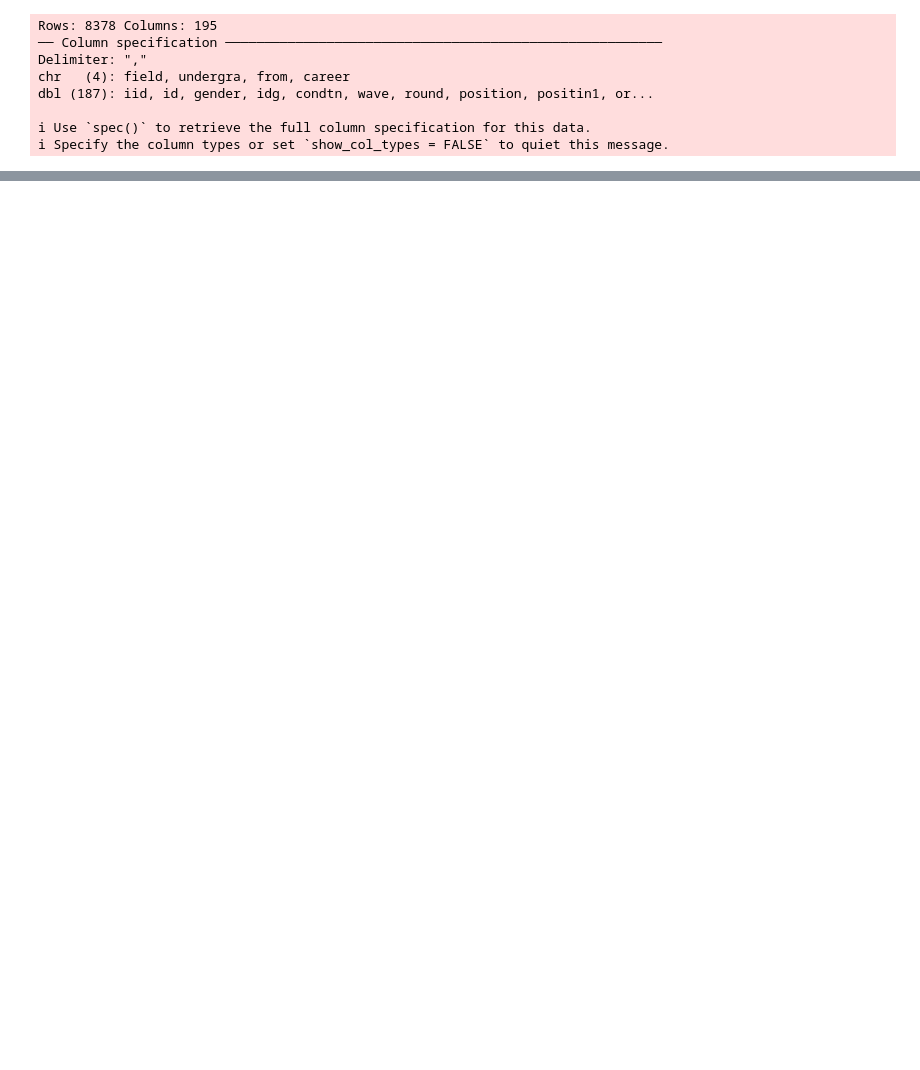
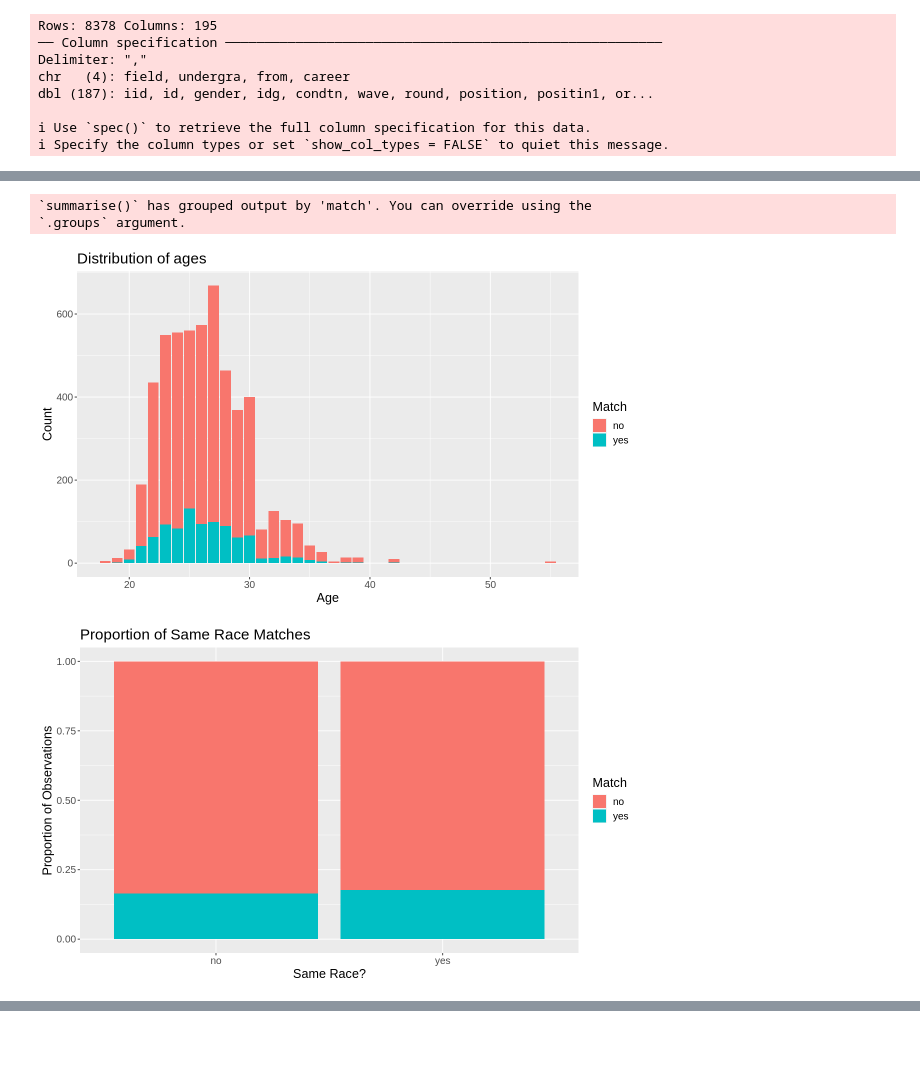
Before and after one commit to LotsaChai/toy-ds-project, a Jupyter notebook: DSCI Group Project Proposal.ipynb, the cells around one changed output, grey strips where cells are left out. Drawn from its saved outputs; the diff is of its cells as text; code cells hidden in the pictures; blank space fills up the shorter version.

```diff
--- a/DSCI Group Project Proposal.ipynb
+++ b/DSCI Group Project Proposal.ipynb
@@ -84,10 +71,13 @@ Warning message in wave != 6:9:
 # %%
-# keeping results consistent
-set.seed(100)
-
+# Splitting Data
 speed_dating_split <- initial_split(speed_dating_tidy, prop = 0.75, strata = match)
 speed_dating_train <- training(speed_dating_split)
 speed_dating_test <- testing(speed_dating_split)
-nrow(speed_dating_tidy)
-nrow(speed_dating_train)
-nrow(speed_dating_test)
+num_training_rows_before <- nrow(speed_dating_train)
+num_testing_rows_before <- nrow(speed_dating_test)
+
+# Removing NA values
+speed_dating_train <- na.omit(speed_dating_train)
+speed_dating_test <- na.omit(speed_dating_test)
+num_training_rows_after <- nrow(speed_dating_train)
+num_testing_rows_after <- nrow(speed_dating_test)
@@ -159,0 +120,27 @@ Prediction    0    1
+# %%
+# Distribution of Ages
+options(repr.plot.width=10, repr.plot.height=6)
+
+age_plot <- speed_dating_train |>
+    ggplot(aes(x = age, fill = match)) +
+    geom_bar() +
+    labs(x = "Age", y = "Count", fill = "Match") +
+    theme(text = element_text(size = 15)) +
+    ggtitle("Distribution of ages")
+age_plot
+
+same_race_comparison <- speed_dating_train |>
+    group_by(match, same_race) |>
+    summarize(count = n())
+same_race_plot <- speed_dating_train |>
+    ggplot(aes(x = same_race, fill = match)) +
+    geom_bar(position = "fill") +
+    labs(x = "Same Race?", y = "Proportion of Observations", fill = "Match") +
+    theme(text = element_text(size = 15)) +
+    ggtitle("Proportion of same race matches")
+same_race_plot
+# %% [output]
+`summarise()` has grouped output by 'match'. You can override using the
+`.groups` argument.
+[figure, added]
+[figure, added]
```
Also changed, not shown: parts of 13 cells of this notebook.
